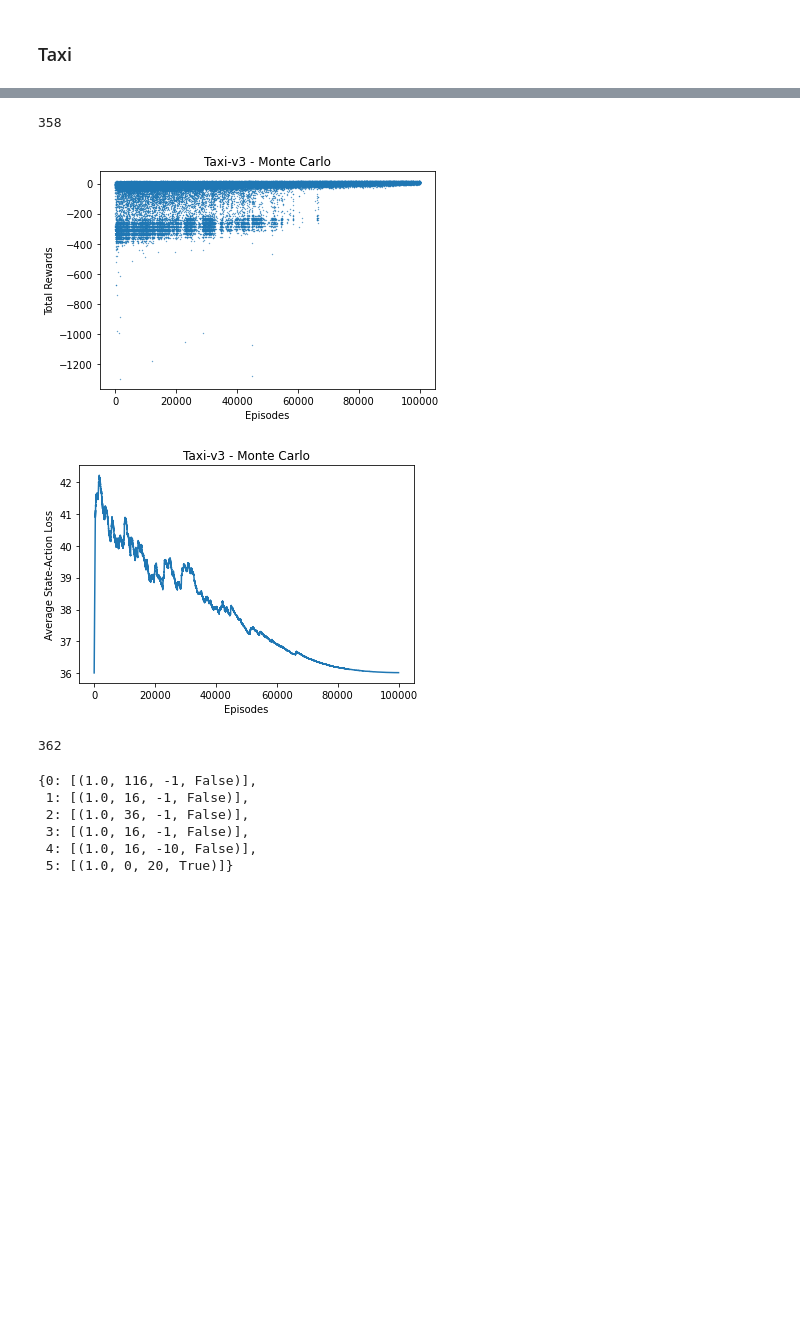
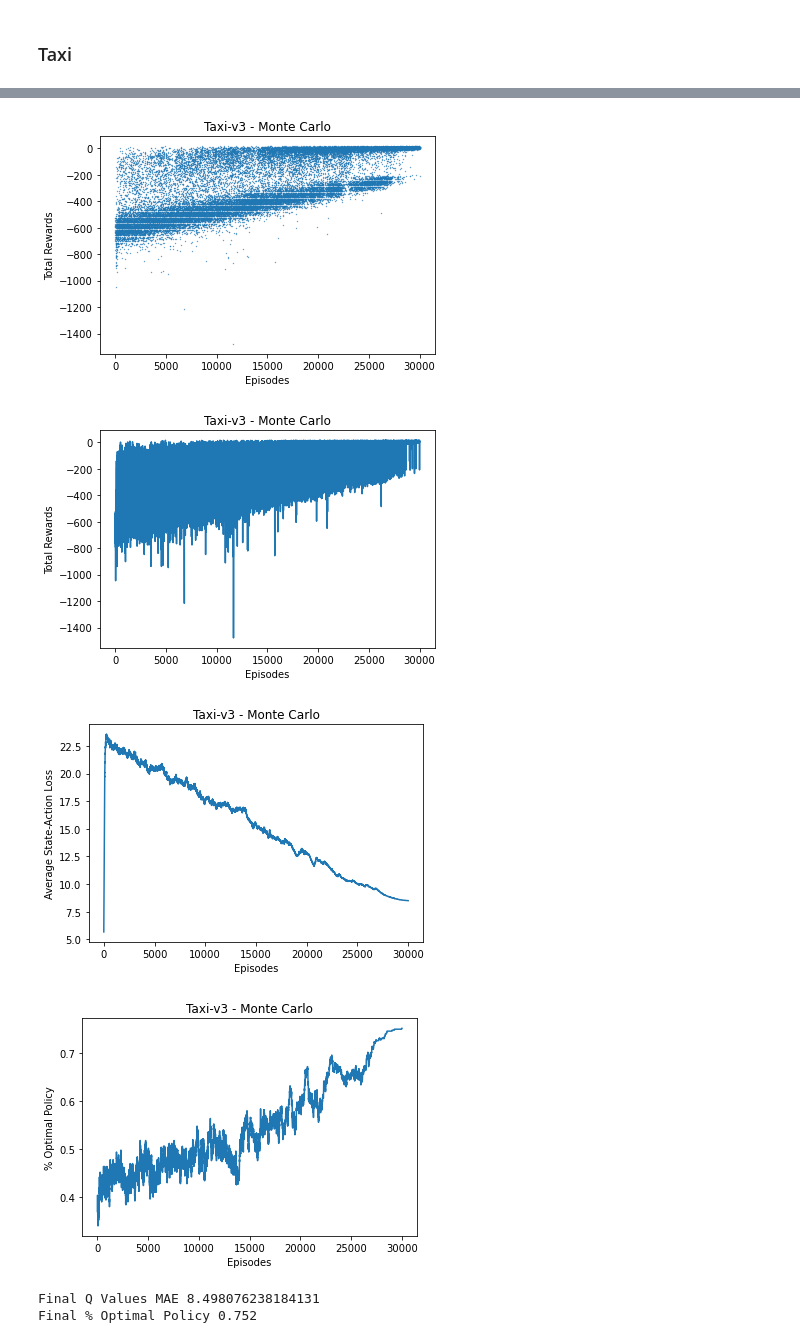
Before and after one commit to yanhwee/rl-capstone, a Jupyter notebook: Monte Carlo.ipynb, the cells around one changed output, grey strips where cells are left out. Saved outputs shown, nothing was run; the diff lists cells and outputs as text; code cells hidden in the pictures; blank space fills up the shorter version.

Commit message:
checkpoint: monte carlo

```diff
--- a/Monte Carlo.ipynb
+++ b/Monte Carlo.ipynb
@@ -30,5 +11,4 @@ alpha_decay = _alpha / (max_eps + 1)
 # %%
 taxi_env = gym.make('Taxi-v3')
-taxi_sole = SOLE(taxi_env, gamma=gamma)
-sole_q_table = taxi_sole.get_q_table()
+taxi_eval = DP(taxi_env, gamma=0.9, policy_stop=False)
 # %% [output]
@@ -114,43 +16,15 @@ test(0.1)
-# %%
-x = 0
-for state in range(n_states):
-    mc_action = np.argmax(q_table[state])
-    sole_actions = np.argwhere(sole_q_table[state] == np.amax(sole_q_table[state]))
-    if mc_action in sole_actions:
-        x += 1
-print(x)
-# %% [output]
-358
-# %%
-plt.scatter(range(len(eps_returns)), eps_returns, s=0.1)
-plt.xlabel('Episodes')
-plt.ylabel('Total Rewards')
-plt.title('Taxi-v3 - Monte Carlo')
-plt.show()
-plt.plot(eps_q_diff / 3000)
-plt.xlabel('Episodes')
-plt.ylabel('Average State-Action Loss')
-plt.title('Taxi-v3 - Monte Carlo')
-plt.show()
-# %% [output]
-[figure, removed]
-[figure, removed]
-# %%
-x = 0
-for state in range(n_states):
-    mc_action = np.argmax(q_table[state])
-    sole_actions = np.argwhere(sole_q_table[state] == np.amax(sole_q_table[state]))
-    if mc_action in sole_actions:
-        x += 1
-print(x)
-# %% [output]
-362
-# %%
-env.P[16]
-# %% [output]
-{0: [(1.0, 116, -1, False)],
- 1: [(1.0, 16, -1, False)],
- 2: [(1.0, 36, -1, False)],
- 3: [(1.0, 16, -1, False)],
- 4: [(1.0, 16, -10, False)],
- 5: [(1.0, 0, 20, True)]}
+# %%
+taxi_mc = MC(
+    taxi_env, gamma=0.9,
+    epsilon_start=0.7, epsilon_end=0.001,
+    alpha_start=0.4, alpha_end=0.2,
+    max_eps=30000, eval_q_table=taxi_eval.get_q_table())
+# %%
+taxi_mc.stats('Taxi-v3 - Monte Carlo')
+# %% [output]
+[figure, added]
+[figure, added]
+[figure, added]
+[figure, added]
+Final Q Values MAE 8.498076238184131
+Final % Optimal Policy 0.752
```
Also changed, not shown: parts of 13 cells of this notebook, 10 other files.
